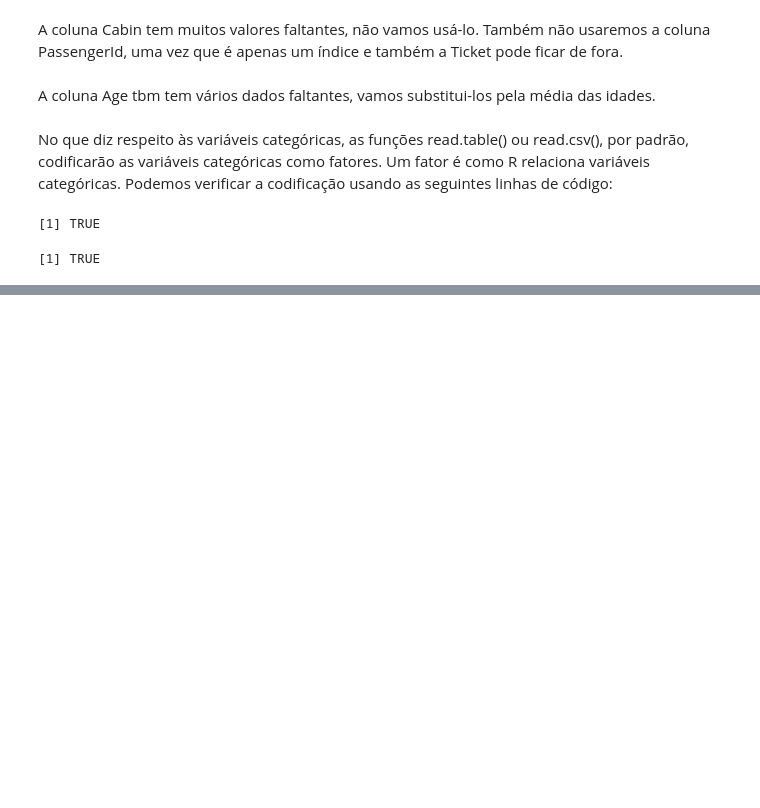
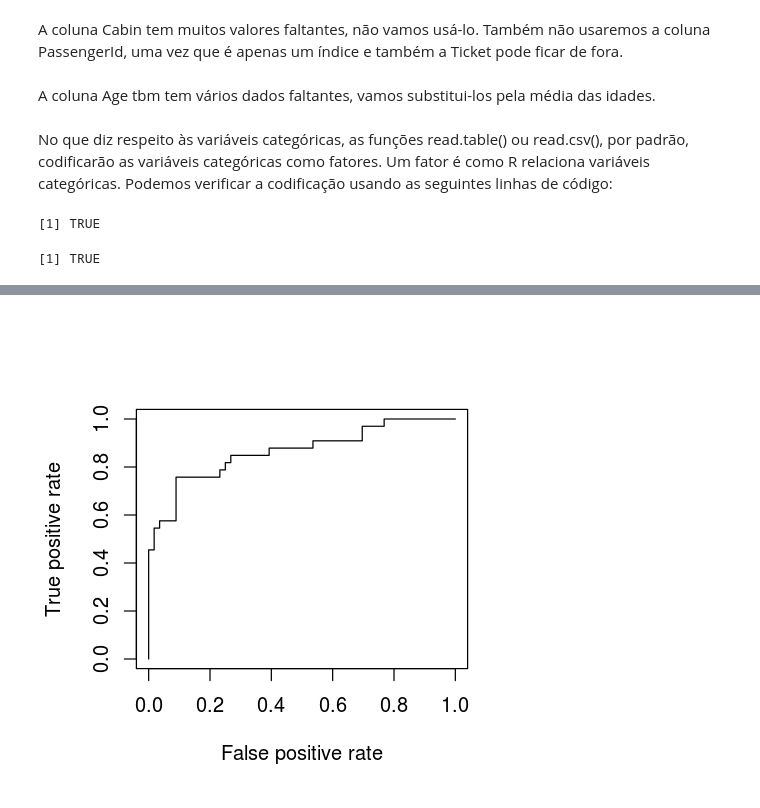
Before and after one commit to SCloves/regressao_logistica, a Jupyter notebook: regressao_logistica.ipynb, the cells around one changed output, grey strips where cells are left out. Cells and saved outputs as stored; diff of their text form; code cells hidden in the pictures; blank space fills up the shorter version.

```diff
--- a/regressao_logistica.ipynb
+++ b/regressao_logistica.ipynb
@@ -76,0 +93,3 @@ is.factor(data$Embarked)
+# %%
+data <- data[!is.na(data$Embarked),]
+rownames(data) <- NULL
@@ -76,0 +102,3 @@ is.factor(data$Embarked)
+# %%
+treinamento <- data[1:800,]
+teste <- data[801:889,]
@@ -76,0 +107,2 @@ is.factor(data$Embarked)
+# %%
+modelo <- glm(Survived ~.,family=binomial(link='logit'),data=treinamento)
@@ -76,0 +208,9 @@ is.factor(data$Embarked)
+# %%
+options(repr.plot.width=4, repr.plot.height=4)
+
+p <- predict(modelo, newdata=subset(teste,select=c(2,3,4,5,6,7,8)), type="response")
+pr <- prediction(p, teste$Survived)
+prf <- performance(pr, measure = "tpr", x.measure = "fpr")
+plot(prf)
+# %% [output]
+[figure, added]
```
Also changed, not shown: parts of 32 cells of this notebook.
